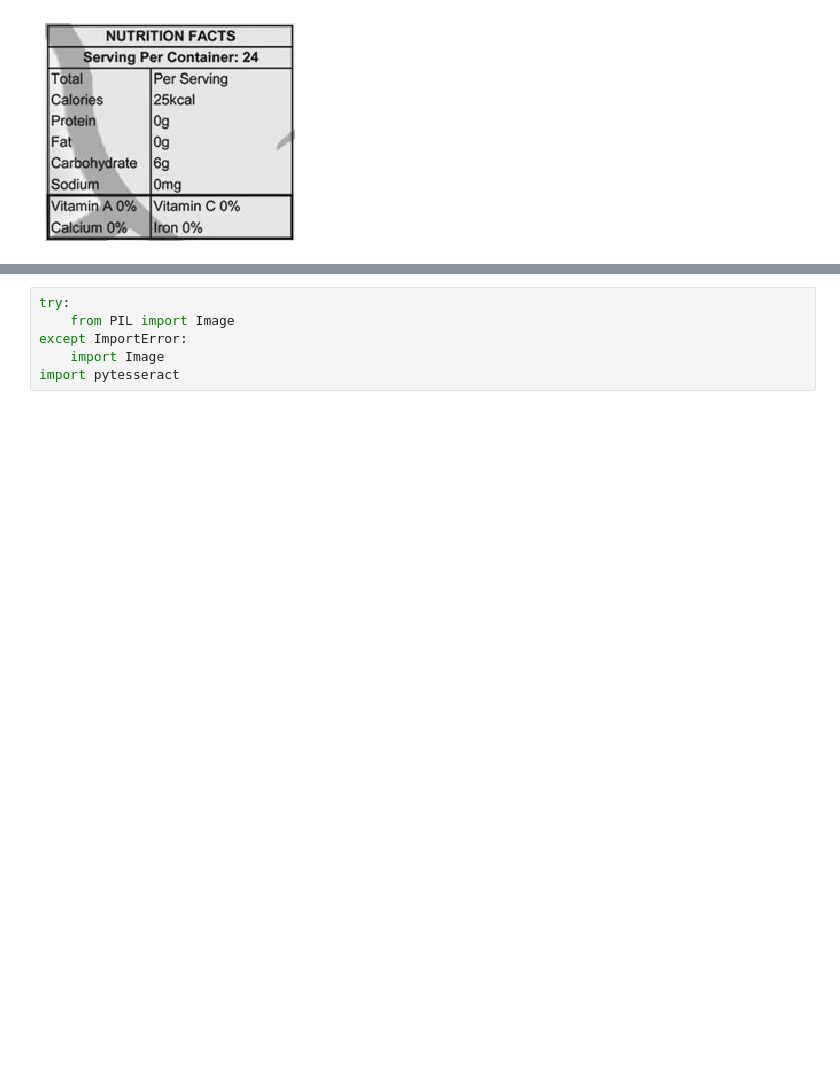
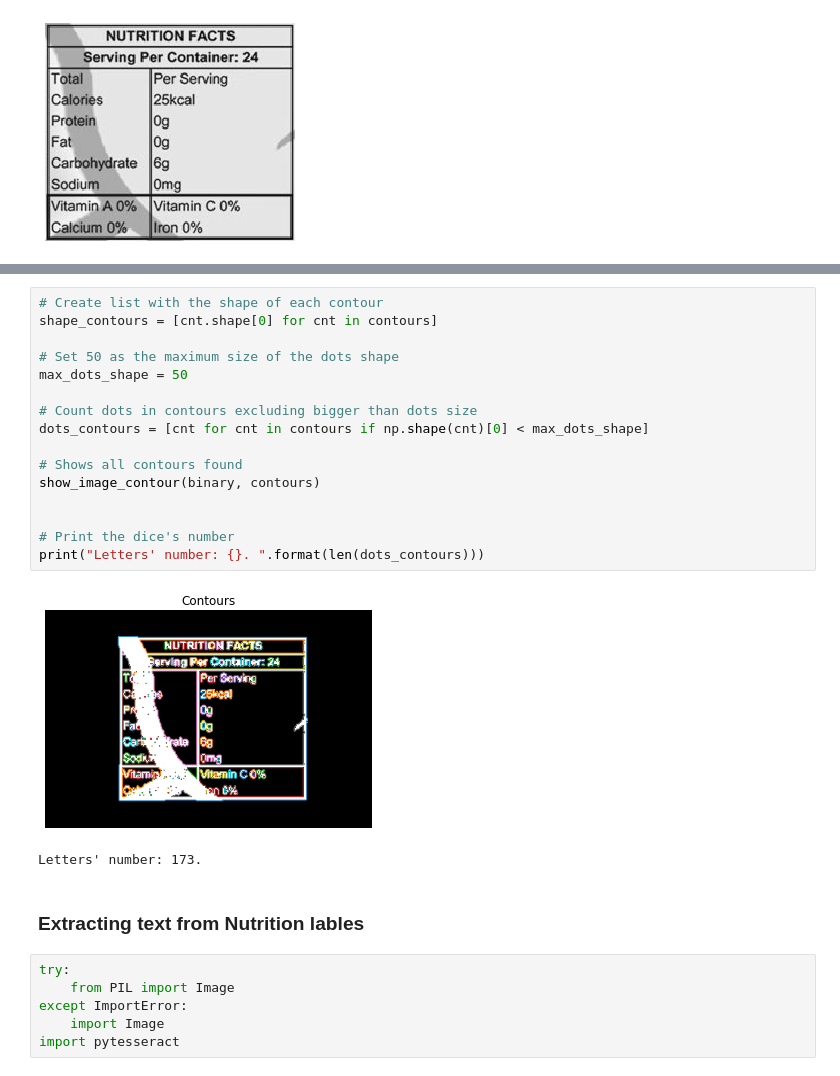
Before and after one commit to oalharb/Datirtion-, a Jupyter notebook: Box_detection_2/Box_detection_2.ipynb, the cells around one changed output, grey strips where cells are left out. Saved outputs shown, nothing was run; the diff lists cells and outputs as text; blank space fills up the shorter version.

```diff
--- a/Box_detection_2/Box_detection_2.ipynb
+++ b/Box_detection_2/Box_detection_2.ipynb
@@ -117,3 +152,24 @@ for c in contours:
+# %%
+# Create list with the shape of each contour
+shape_contours = [cnt.shape[0] for cnt in contours]
+
+# Set 50 as the maximum size of the dots shape
+max_dots_shape = 50
+
+# Count dots in contours excluding bigger than dots size
+dots_contours = [cnt for cnt in contours if np.shape(cnt)[0] < max_dots_shape]
+
+# Shows all contours found
+show_image_contour(binary, contours)
+
+
+# Print the dice's number
+print("Letters' number: {}. ".format(len(dots_contours)))
+# %% [output]
+[figure, added]
+Letters' number: 173.
+# %% [markdown]
+### Extracting text from Nutrition lables
 # %%
 try:
     from PIL import Image
```
Also changed, not shown: parts of 5 cells of this notebook, 2 other files.
